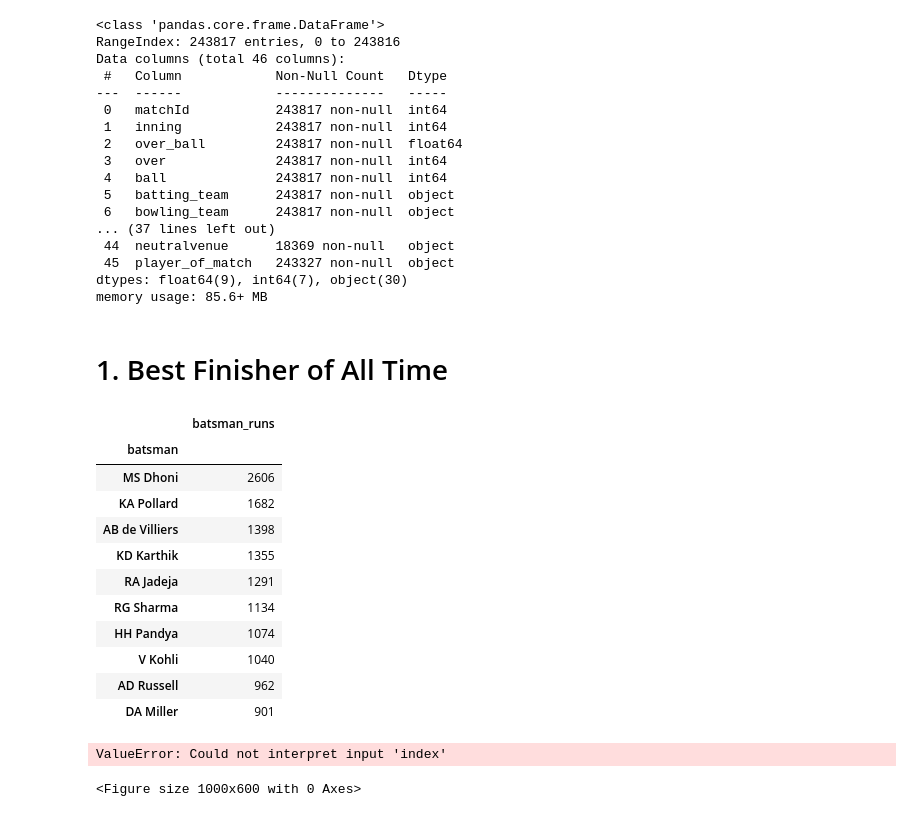
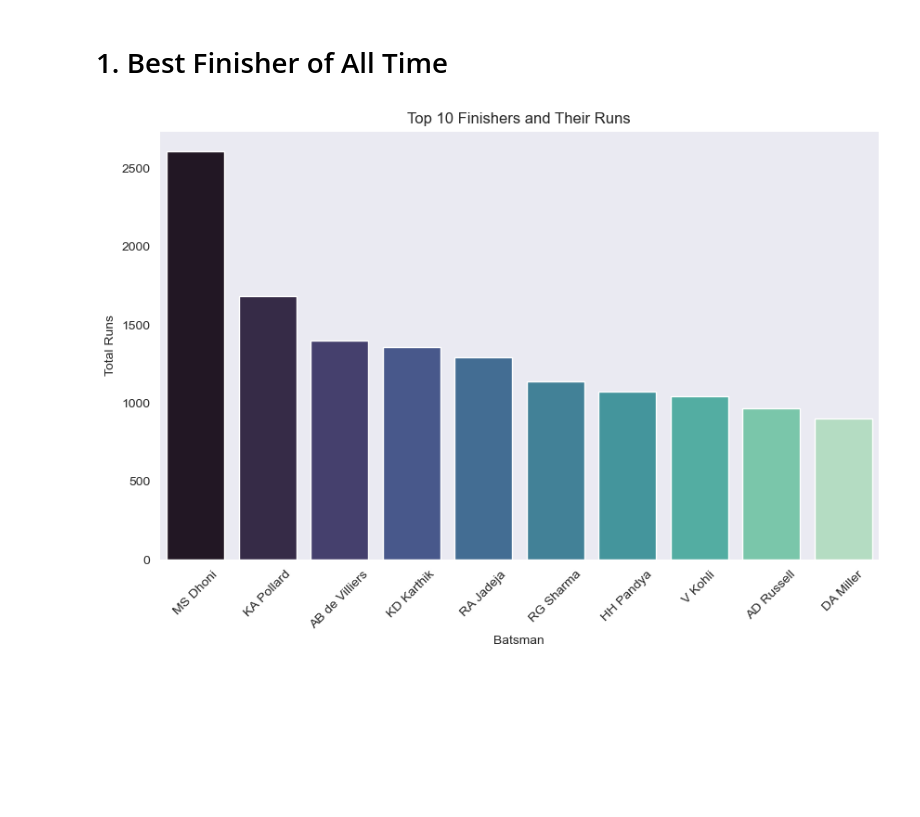
Before and after one commit to Sabtha-Rishi/IPL-Data-Analytics, a Jupyter notebook: IPL Data Analysis.ipynb, the cells around one changed output. Saved outputs shown, nothing was run; the diff lists cells and outputs as text; code cells hidden in the pictures; blank space fills up the shorter version.

```diff
--- a/IPL Data Analysis.ipynb
+++ b/IPL Data Analysis.ipynb
@@ -13,26 +13,6 @@ ipl = pd.merge(deliveries,matches)
 #Cleaning up the Season
 ipl.season = ipl.season.apply(lambda x: "2010" if x=="2009/10" else x)
 ipl.season = ipl.season.apply(lambda x: "2020" if x=="2020/21" else x)
-# %%
-ipl.info()
-# %% [output]
-<class 'pandas.core.frame.DataFrame'>
-RangeIndex: 243817 entries, 0 to 243816
-Data columns (total 46 columns):
- #   Column            Non-Null Count   Dtype
----  ------            --------------   -----
- 0   matchId           243817 non-null  int64
- 1   inning            243817 non-null  int64
- 2   over_ball         243817 non-null  float64
- 3   over              243817 non-null  int64
- 4   ball              243817 non-null  int64
- 5   batting_team      243817 non-null  object
- 6   bowling_team      243817 non-null  object
-... (37 lines left out)
- 44  neutralvenue      18369 non-null   object
- 45  player_of_match   243327 non-null  object
-dtypes: float64(9), int64(7), object(30)
-memory usage: 85.6+ MB
 # %% [markdown]
 # 1. Best Finisher of All Time
 # %%
@@ -48,34 +28,19 @@ deathOverDeliveries = deathOverDeliveries[deathOverDeliveries["isNoBall"].isnull
 # %%
 # lets find the top 10 Finishers of All Time
 
-top10Finishers = pd.DataFrame(deathOverDeliveries.groupby("batsman")["batsman_runs"].sum().sort_values(ascending=False)[:10])
-top10Finishers
+top10Finishers = pd.DataFrame(deathOverDeliveries.groupby("batsman")["batsman_runs"].sum().sort_values(ascending=False)[:10]).reset_index()
+
+# Plotting the bar plot
+plt.figure(figsize=(10, 6))
+sns.barplot(x='batsman', y='batsman_runs', data=top10Finishers, palette='mako')
+
+plt.title('Top 10 Finishers and Their Runs')
+plt.xlabel('Batsman')
+plt.ylabel('Total Runs')
+plt.xticks(rotation=45)
+plt.show()
 # %% [output]
-|  | batsman_runs |
-| batsman |  |
-| MS Dhoni | 2606 |
-| KA Pollard | 1682 |
-| AB de Villiers | 1398 |
-| KD Karthik | 1355 |
-| RA Jadeja | 1291 |
-| RG Sharma | 1134 |
-| HH Pandya | 1074 |
-| V Kohli | 1040 |
-| AD Russell | 962 |
-| DA Miller | 901 |
+[figure, added]
-# %%
-# Plotting the bar plot
-plt.figure(figsize=(10, 6))
-sns.barplot(x='index', y='batsman_runs', data=top10Finishers, palette='mako')
-
-plt.title('Top 10 Finishers and Their Runs')
-plt.xlabel('Batsman')
-plt.ylabel('Total Runs')
-plt.xticks(rotation=45)
-plt.show()
-# %% [output]
-ValueError: Could not interpret input 'index'
-<Figure size 1000x600 with 0 Axes>
 # %%
 # Who has been the best finisher for most number of seasons?
 
```
Also changed, not shown: parts of 2 cells of this notebook.
